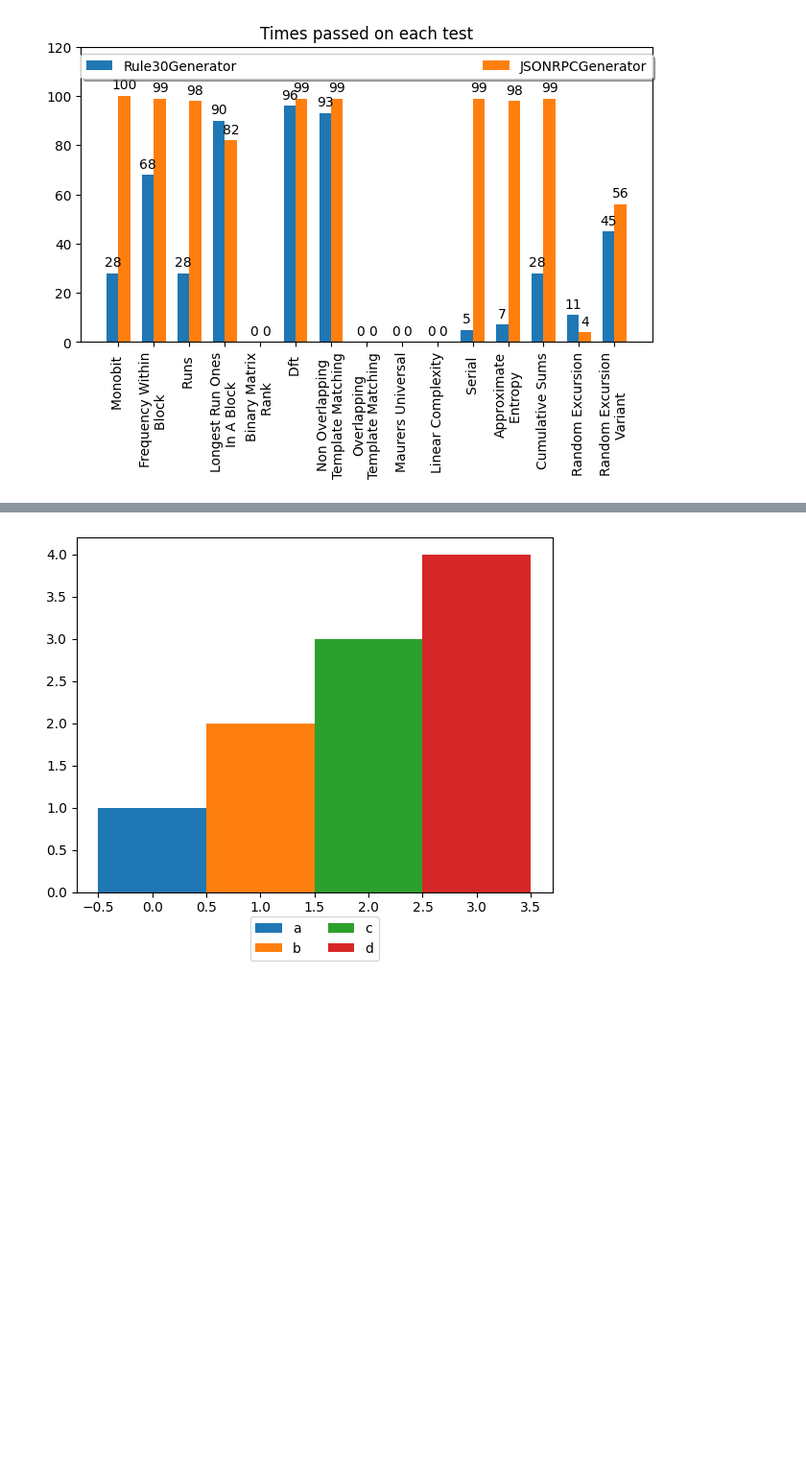
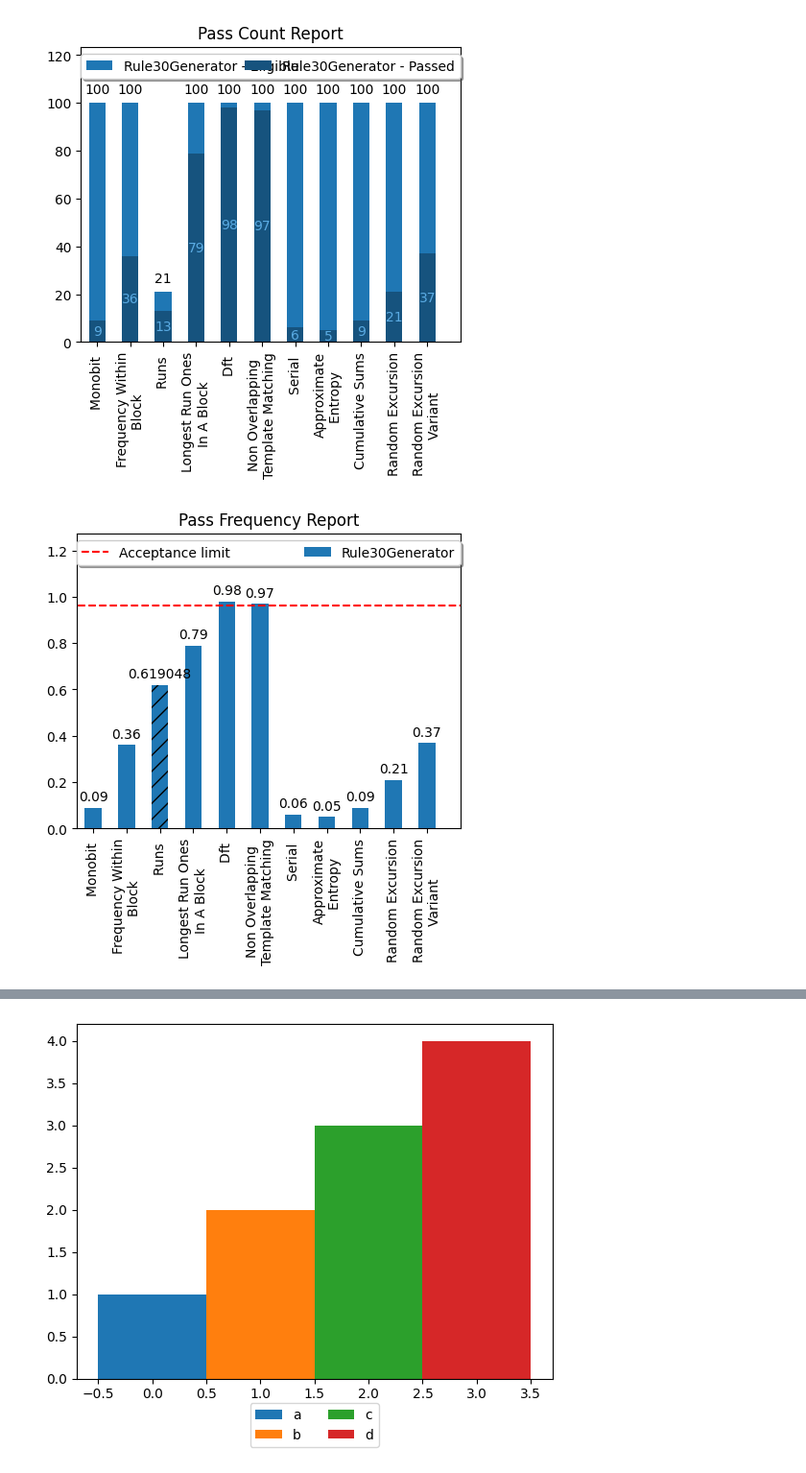
Before and after one commit to NP-equals-P/mc938, a Jupyter notebook: visualizer.ipynb, the cells around one changed output, grey strips where cells are left out. Shown: that part at 96% size. Cells and saved outputs as stored; diff of their text form; code cells hidden in the pictures; blank space fills up the shorter version.

Commit message:
Visualizador atualizado para gerar gráficos dos testes passados com o intervalo de confiança

```diff
--- a/visualizer.ipynb
+++ b/visualizer.ipynb
@@ -41,6 +27,7 @@ json_res = tester.run_statistic_tests(json_rpc_gen)
 # %%
 visualizer.add_results(json_res)
 # %%
-visualizer.show_compared_stats("passed")
+visualizer.show_compared_stats(hide_non_eligible=True)
 # %% [output]
-[figure, old version]
+[figure, new version]
+[figure, added]
```
Also changed, not shown: parts of 5 cells of this notebook, 10 other files.
